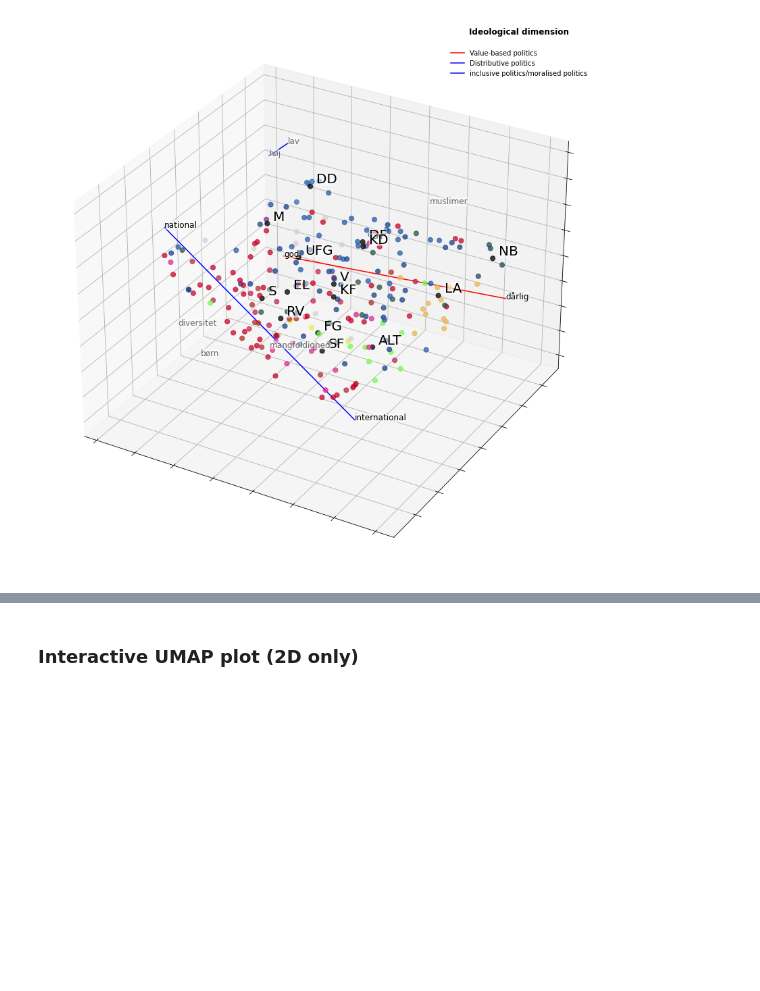
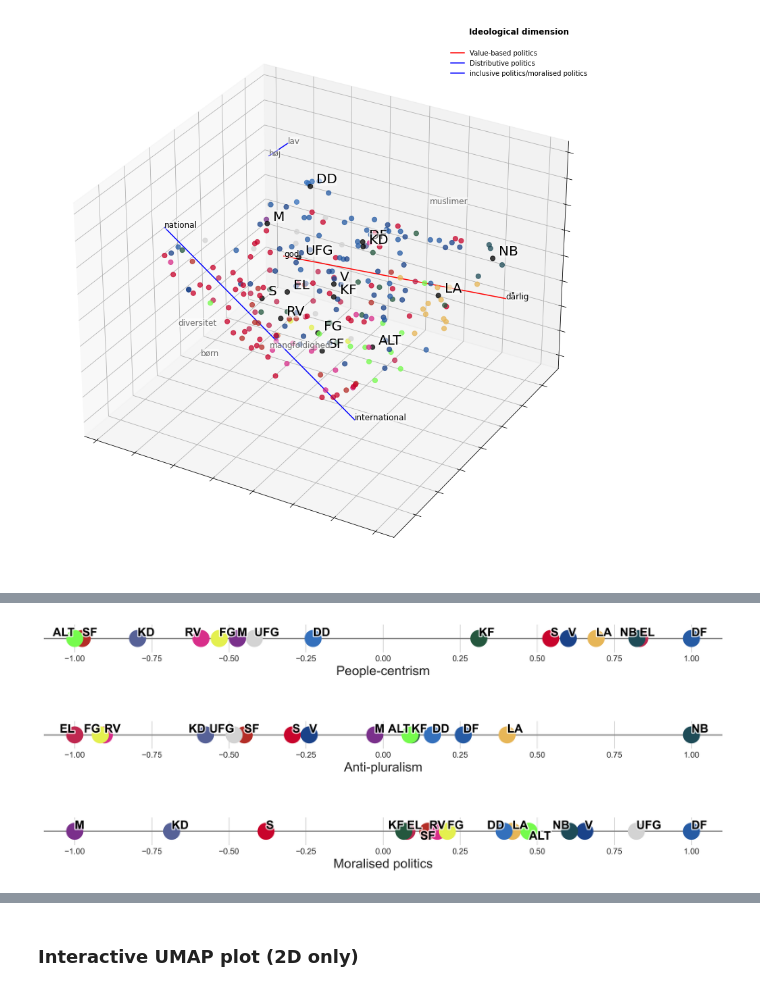
Before and after one commit to paride92/GeneralisedPoliticalScaling, a Jupyter notebook: modelling.ipynb, the cells around one changed output, grey strips where cells are left out. Saved outputs shown, nothing was run; the diff lists cells and outputs as text; code cells hidden in the pictures; blank space fills up the shorter version.

```diff
--- a/modelling.ipynb
+++ b/modelling.ipynb
@@ -1407 +1415,69 @@ plt.show()
+# %%
+plt.style.use('seaborn-whitegrid')
+colorlist = combined_hover.dropna()['color']
+import matplotlib.patheffects as pe
+#set display dpi to 300
+plt.rcParams['figure.dpi'] = 300
+
+# TODO: Just plot colour-coded party labels to improve data to ink ratio. Jitter only along y axis as needed.
+
+# project politicians onto each subdimension
+proj_dim1 = np.dot(pol2vec_model.party_vectors, PC_axis)
+proj_dim2 = np.dot(pol2vec_model.party_vectors, AP_axis)
+proj_dim3 = np.dot(pol2vec_model.party_vectors, MP_axis)
+
+# rescale each dimension to be between -1 and 1
+proj_dim1 = (proj_dim1 - proj_dim1.min()) / (proj_dim1.max() - proj_dim1.min()) * 2 - 1
+proj_dim2 = (proj_dim2 - proj_dim2.min()) / (proj_dim2.max() - proj_dim2.min()) * 2 - 1
+proj_dim3 = (proj_dim3 - proj_dim3.min()) / (proj_dim3.max() - proj_dim3.min()) * 2 - 1
+
+# create 3x1 subplot
+fig, axs = plt.subplots(3, 1, figsize=(15, 5))
+
+# add space between subplots
+fig.subplots_adjust(hspace=2.5)
+
+# add hline at 0, behind the scatterplot points
+for ax in axs:
+    ax.axhline(y=0, color='grey', linestyle='-', linewidth=1.5)
+
+# plot projection onto first subdimension
+axs[0].scatter(proj_dim1, np.zeros_like(proj_dim1), c=party_labels['color'], s=400, zorder=2)
+axs[0].set_xlabel('People-centrism', size=16)
+axs[0].set_ylim(-0.1, 0.1)
+
+# plot projection onto second subdimension
+axs[1].scatter(proj_dim2, np.zeros_like(proj_dim2), c=party_labels['color'], s=400, zorder=2)
+axs[1].set_xlabel('Anti-pluralism', size=16)
+axs[1].set_ylim(-0.1, 0.1)
+
+# plot projection onto third subdimension
+axs[2].scatter(proj_dim3, np.zeros_like(proj_dim3), c=party_labels['color'], s=400, zorder=2)
+axs[2].set_xlabel('Moralised politics', size=16)
+axs[2].set_ylim(-0.1, 0.1)
+
+# add party labels to each of the subplots without adjusting text positions
+for i, party in enumerate(party_labels['party']):
+    axs[0].text(proj_dim1[i], 0, party, size=14.5, color='black', weight = 'bold', path_effects=[pe.withStroke(linewidth=3, foreground='white', alpha=0.75)])
+    axs[1].text(proj_dim2[i], 0, party, size=14.5, color='black', weight = 'bold', path_effects=[pe.withStroke(linewidth=3, foreground='white', alpha=0.75)])
+    axs[2].text(proj_dim3[i], 0, party, size=14.5, color='black', weight = 'bold', path_effects=[pe.withStroke(linewidth=3, foreground='white', alpha=0.75)])
+
+# adjust text positions to avoid overlapping
+for ax in axs:
+    adjust_text([ax.texts[i] for i in range(len(ax.texts))], ax=ax, force_points=0.55, force_text=0.5, expand_points=(1,1), expand_text=(1,1))
+
+for ax in axs:
+    ax.set_yticklabels([])
+    ax.grid(False, axis = 'y', which = 'both')
+
+    for spine in ax.spines.values():
+        spine.set_visible(False)
+
+# adjust text positions to avoid overlapping
+for ax in axs:
+    adjust_text([ax.texts[i] for i in range(len(ax.texts))], ax=ax, force_points=0.55, force_text=0.5, expand_points=(1,1), expand_text=(1,1))
+
+plt.show()
+# %% [output]
+[figure, added]
 # %%
```
Also changed, not shown: parts of 11 cells of this notebook, 2 other files.
